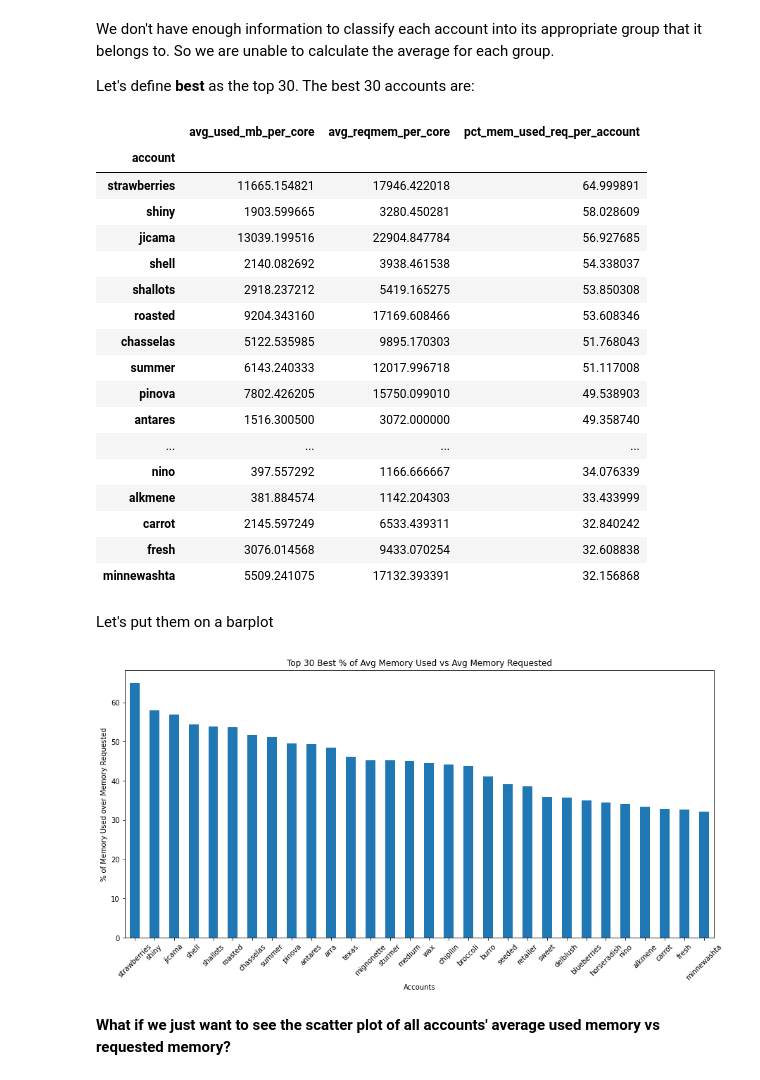
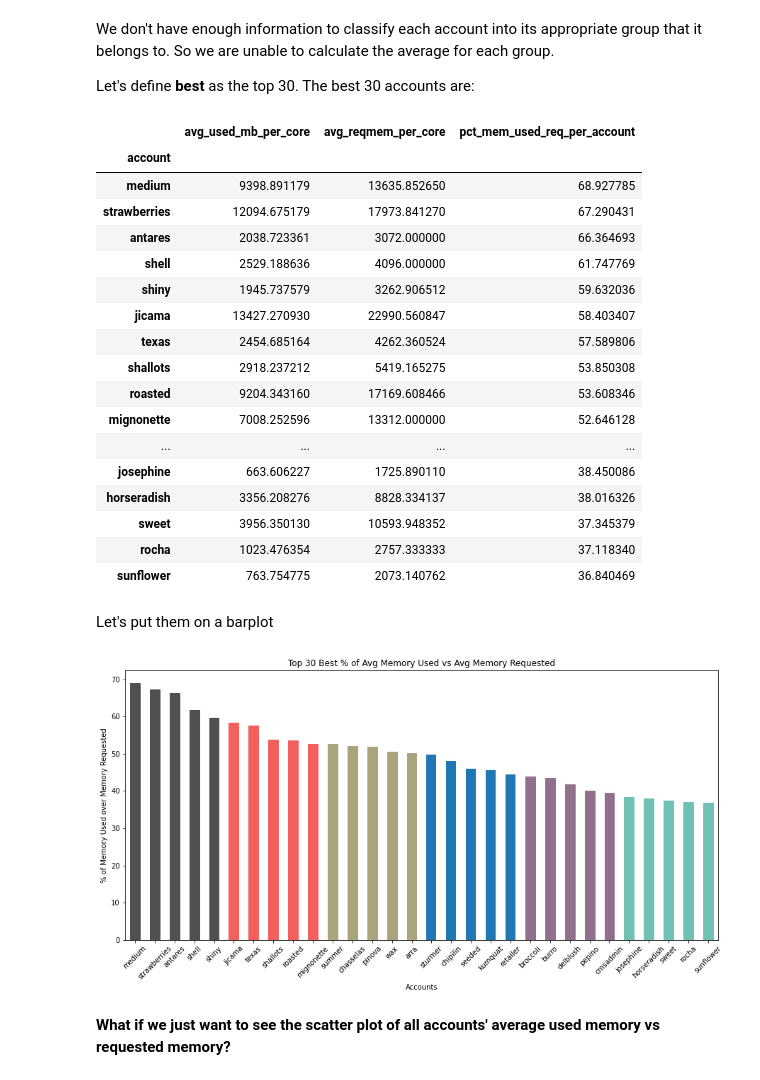
Before and after one commit to nss-data-science-cohort-4/dq2-accre-amd, a Jupyter notebook: notebooks/mr_03_accre_jobs_2020_analysis.ipynb, the cells around one changed output. Cells and saved outputs as stored; diff of their text form; code cells hidden in the pictures.

```diff
--- a/notebooks/mr_03_accre_jobs_2020_analysis.ipynb
+++ b/notebooks/mr_03_accre_jobs_2020_analysis.ipynb
@@ -20,6 +20,8 @@ accre_jobs_2020.head()
 | 2 | 15861125 | treviso | arabella | 1188000 | 1188020 | 1 | 24 | production | COMPLETED | 0 | ... |
 | 3 | 16251645 | treviso | arabella | 1188000 | 1050632 | 1 | 24 | production | COMPLETED | 0 | ... |
 | 4 | 16251646 | treviso | arabella | 1188000 | 1188003 | 1 | 24 | production | COMPLETED | 0 | ... |
+# %%
+accre_jobs_2020 = accre_jobs_2020[(accre_jobs_2020['exitcode_user'] == 0) & (accre_jobs_2020['exitcode_error'] == 0) & (accre_jobs_2020['state'] == 'COMPLETED') & (accre_jobs_2020['partition'] == 'production') & (accre_jobs_2020['used_mb_per_core'] != 0)]
 # %% [markdown]
 Let's have a quick peek at the info for this dataset
 # %%
@@ -94,37 +96,48 @@ memories_df.nlargest(30, "pct_mem_used_req_per_account")
 # %% [output]
 |  | avg_used_mb_per_core | avg_reqmem_per_core | pct_mem_used_req_per_account |
 | account |  |  |  |
-| strawberries | 11665.154821 | 17946.422018 | 64.999891 |
-| shiny | 1903.599665 | 3280.450281 | 58.028609 |
-| jicama | 13039.199516 | 22904.847784 | 56.927685 |
-| shell | 2140.082692 | 3938.461538 | 54.338037 |
+| medium | 9398.891179 | 13635.852650 | 68.927785 |
+| strawberries | 12094.675179 | 17973.841270 | 67.290431 |
+| antares | 2038.723361 | 3072.000000 | 66.364693 |
+| shell | 2529.188636 | 4096.000000 | 61.747769 |
+| shiny | 1945.737579 | 3262.906512 | 59.632036 |
+| jicama | 13427.270930 | 22990.560847 | 58.403407 |
+| texas | 2454.685164 | 4262.360524 | 57.589806 |
 | shallots | 2918.237212 | 5419.165275 | 53.850308 |
 | roasted | 9204.343160 | 17169.608466 | 53.608346 |
-| chasselas | 5122.535985 | 9895.170303 | 51.768043 |
-| summer | 6143.240333 | 12017.996718 | 51.117008 |
-| pinova | 7802.426205 | 15750.099010 | 49.538903 |
-| antares | 1516.300500 | 3072.000000 | 49.358740 |
+| mignonette | 7008.252596 | 13312.000000 | 52.646128 |
 | ... | ... | ... | ... |
-| nino | 397.557292 | 1166.666667 | 34.076339 |
-| alkmene | 381.884574 | 1142.204303 | 33.433999 |
-| carrot | 2145.597249 | 6533.439311 | 32.840242 |
-| fresh | 3076.014568 | 9433.070254 | 32.608838 |
-| minnewashta | 5509.241075 | 17132.393391 | 32.156868 |
+| josephine | 663.606227 | 1725.890110 | 38.450086 |
+| horseradish | 3356.208276 | 8828.334137 | 38.016326 |
+| sweet | 3956.350130 | 10593.948352 | 37.345379 |
+| rocha | 1023.476354 | 2757.333333 | 37.118340 |
+| sunflower | 763.754775 | 2073.140762 | 36.840469 |
 # %% [markdown]
 Let's put them on a barplot
 # %%
 plot_1 = memories_df.nlargest(30, "pct_mem_used_req_per_account")[["pct_mem_used_req_per_account"]].plot(
     kind="bar",
     legend=None,
     title="Top 30 Best % of Avg Memory Used vs Avg Memory Requested",
     xlabel="Accounts",
     ylabel="% of Memory Used over Memory Requested",
     figsize=(15,7),
     rot=45
 )
-plot_1;
+for n in range(0,5):
+    plot_1.get_children()[n].set_color('#50514F')
+for n in range(5,10):
+    plot_1.get_children()[n].set_color('#F25F5C')
+for n in range(10,15):
+    plot_1.get_children()[n].set_color('#AAA47C')
+# for n in range(15,20):
+#     plot_1.get_children()[n].set_color('#cd6873')
+for n in range(20,25):
+    plot_1.get_children()[n].set_color('#90708C')
+for n in range(25,30):
+    plot_1.get_children()[n].set_color('#70C1B3')
 # %% [output]
-[figure, old version]
+[figure, new version]
 # %% [markdown]
 **What if we just want to see the scatter plot of all accounts' average used memory vs requested memory?**
 # %%
```
Also changed, not shown: parts of 31 cells of this notebook, 1 other file.
